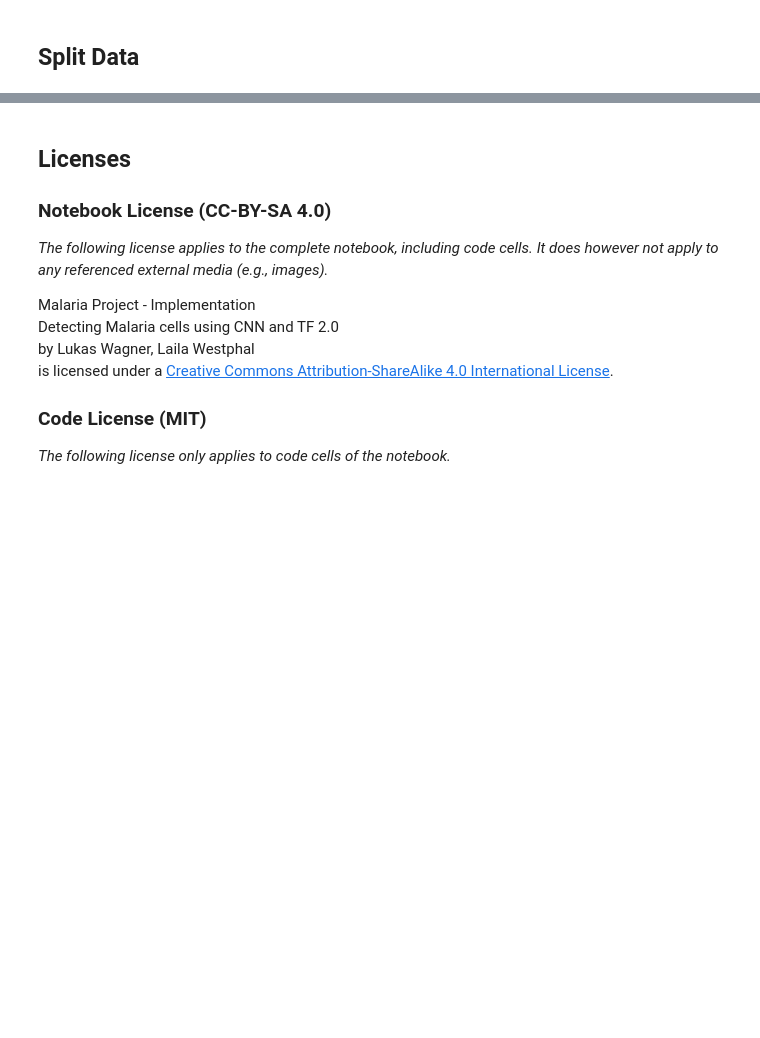
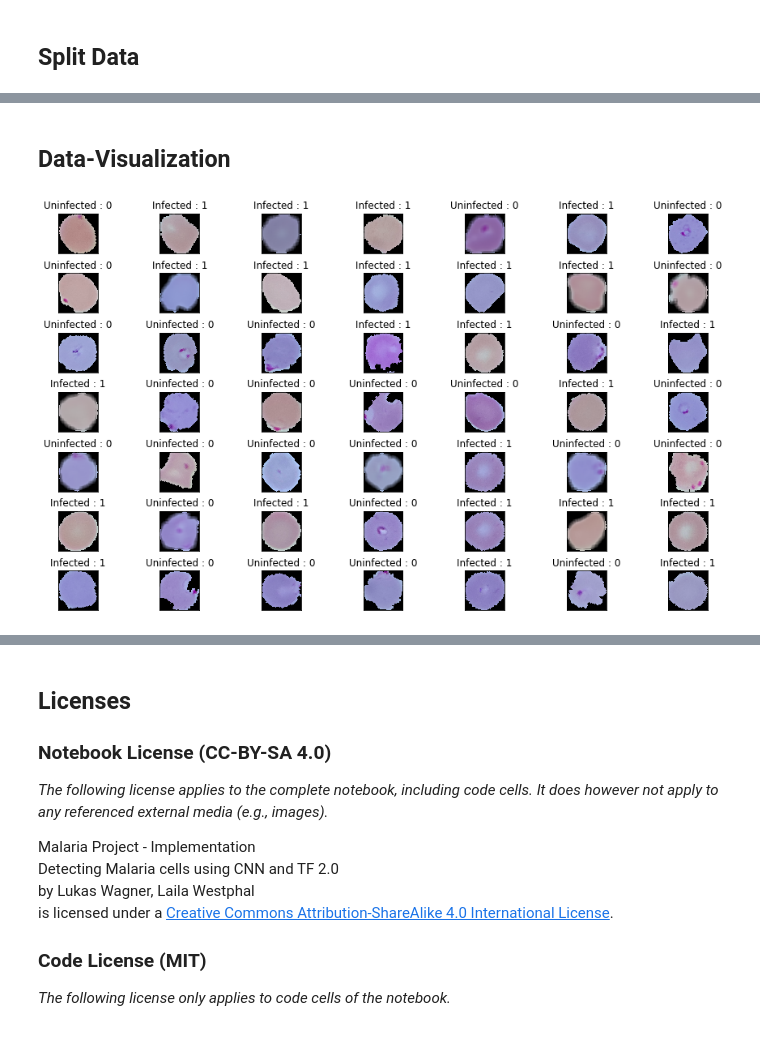
Before and after one commit to lai-la/MalariaProject, a Jupyter notebook: malaria_project_implementation.ipynb, the cells around one changed output, grey strips where cells are left out. Saved outputs shown, nothing was run; the diff lists cells and outputs as text; code cells hidden in the pictures; blank space fills up the shorter version.

```diff
--- a/malaria_project_implementation.ipynb
+++ b/malaria_project_implementation.ipynb
@@ -340,0 +349,17 @@ plt.show()
+# %% [markdown]
+## Data-Visualization
+# %%
+plt.figure(1, figsize=(15,9))
+n=0
+for i in range(49):
+    n +=1
+    r = np.random.randint(0, cells.shape[0], 1)
+    plt.subplot(7,7,n)
+    plt.subplots_adjust(hspace=0.5, wspace= 0.5)
+    plt.imshow(cells[r[0]])
+    plt.title('{} : {}'.format('Infected' if labelz[r[0]] == 1 else 'Uninfected', labelz[r[0]]))
+    # Disable xticks:
+    plt.xticks([]), plt.yticks([])
+plt.show()
+# %% [output]
+[figure, added]
```
Also changed, not shown: parts of 16 cells of this notebook, 2 other files.
